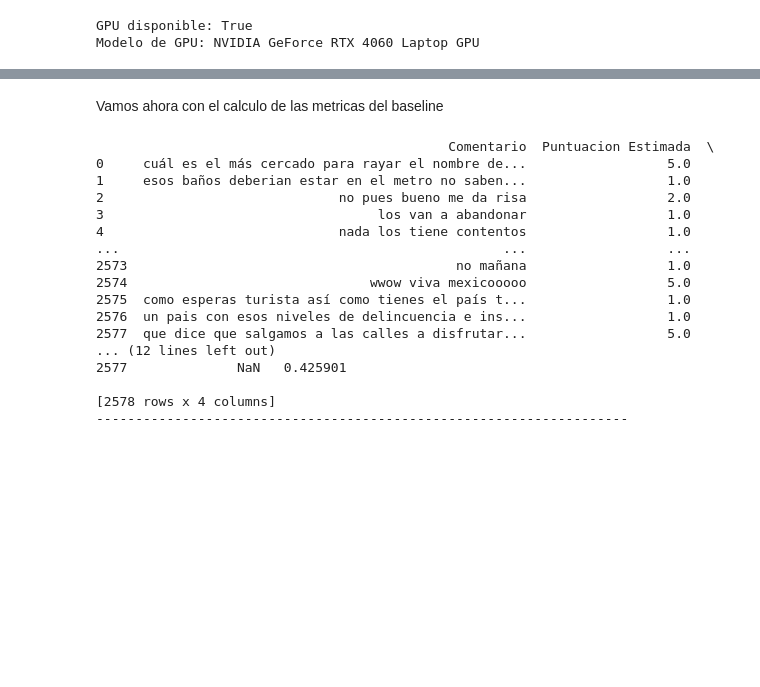
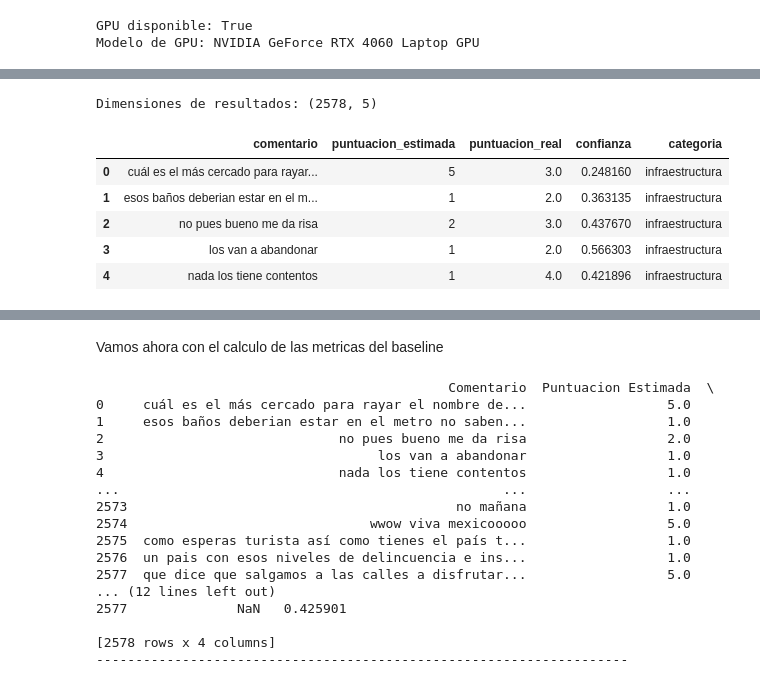
Before and after one commit to NicteSalas/LLM_PROJECT_1, a Jupyter notebook: notebooks_proyecto/Baseline.ipynb, the cells around one changed output, grey strips where cells are left out. Cells and saved outputs as stored; diff of their text form; code cells hidden in the pictures; blank space fills up the shorter version.

```diff
--- a/notebooks_proyecto/Baseline.ipynb
+++ b/notebooks_proyecto/Baseline.ipynb
@@ -52,0 +82,20 @@ c:\Users\nicte\Documents\LLM_PROJECT_1\data\limpieza_final\etiquetado_humano_uni
+# %%
+#Validación mínima del corpus
+COLUMNAS_REQUERIDAS = ["comentario", "etiquetado_humano"]
+
+faltantes = [col for col in COLUMNAS_REQUERIDAS if col not in corpus.columns]
+if faltantes:
+    raise ValueError(f"Faltan columnas requeridas: {faltantes}")
+
+corpus = corpus.copy()
+corpus["comentario"] = corpus["comentario"].fillna("").astype(str).str.strip()
+corpus = corpus[corpus["comentario"].ne("")].reset_index(drop=True)
+
+corpus["etiquetado_humano"] = pd.to_numeric(
+    corpus["etiquetado_humano"],
+    errors="coerce"
+)
+
+print("Dimensiones después de limpiar comentarios vacíos:", corpus.shape)
+print("Distribución de etiquetado humano:")
+print(corpus["etiquetado_humano"].value_counts(dropna=False).sort_index())
@@ -71 +135,23 @@ Warning: You are sending unauthenticated requests to the HF Hub. Please set a HF
+# %%
+#Extraemos la puntuación numérica
+resultados = pd.DataFrame({
+    "comentario": corpus["comentario"],
+    "puntuacion_estimada": [int(str(etiq).split()[0]) for etiq in etiqueta],
+    "puntuacion_real": corpus["etiquetado_humano"],
+    "confianza": confianza
+})
+
+if "categoria" in corpus.columns:
+    resultados["categoria"] = corpus["categoria"]
+
+print("Dimensiones de resultados:", resultados.shape)
+resultados.head()
+# %% [output]
+Dimensiones de resultados: (2578, 5)
+|  | comentario | puntuacion_estimada | puntuacion_real | confianza | categoria |
+| 0 | cuál es el más cercado para rayar... | 5 | 3.0 | 0.248160 | infraestructura |
+| 1 | esos baños deberian estar en el m... | 1 | 2.0 | 0.363135 | infraestructura |
+| 2 | no pues bueno me da risa | 2 | 3.0 | 0.437670 | infraestructura |
+| 3 | los van a abandonar | 1 | 2.0 | 0.566303 | infraestructura |
+| 4 | nada los tiene contentos | 1 | 4.0 | 0.421896 | infraestructura |
 # %%
```
Also changed, not shown: parts of 9 cells of this notebook, 2 other files.
